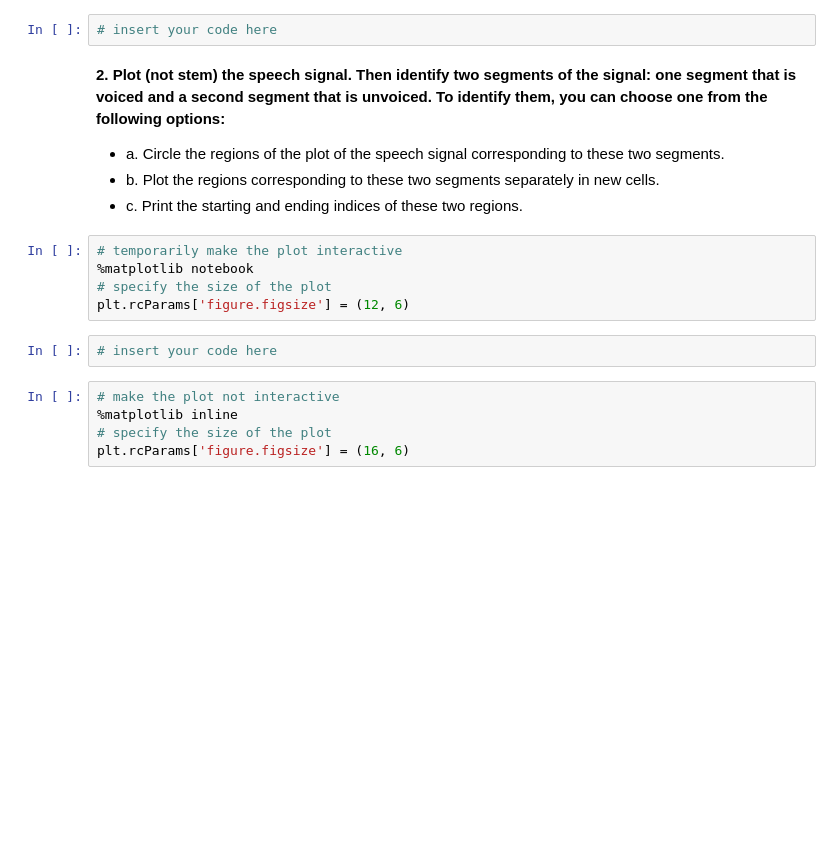
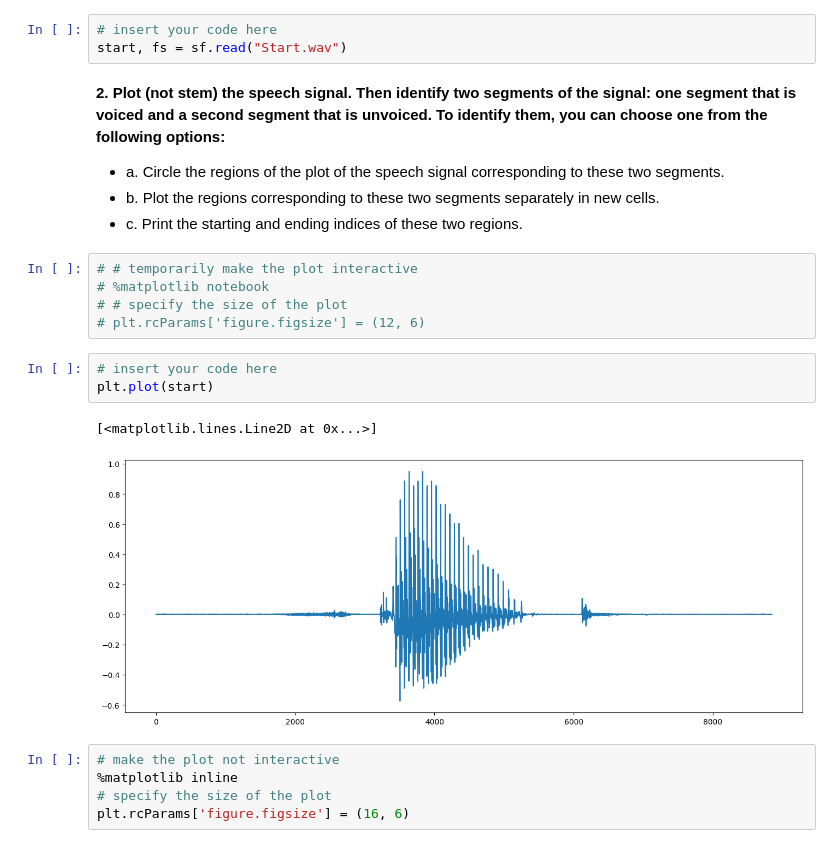
Before and after one commit to cdavin2/dsp_lab09a, a Jupyter notebook: lab09a_final_report.ipynb, the cells around one changed output. Cells and saved outputs as stored; diff of their text form; blank space fills up the shorter version.

```diff
--- a/lab09a_final_report.ipynb
+++ b/lab09a_final_report.ipynb
@@ -43,18 +46,23 @@ plt.rcParams['figure.figsize'] = (16, 6)
 **1. Load the audio `Start.wav` using `start, fs = sf.read("Start.wav")`.**
 # %%
 # insert your code here
+start, fs = sf.read("Start.wav")
 # %% [markdown]
 **2. Plot (not stem) the speech signal. Then identify two segments of the signal: one segment that is voiced and a second segment that is unvoiced. To identify them, you can choose one from the following options:**
   * a. Circle the regions of the plot of the speech signal corresponding to these two segments.
   * b. Plot the regions corresponding to these two segments separately in new cells.
   * c. Print the starting and ending indices of these two regions.
 # %%
-# temporarily make the plot interactive
-%matplotlib notebook
-# specify the size of the plot
-plt.rcParams['figure.figsize'] = (12, 6)
+# # temporarily make the plot interactive
+# %matplotlib notebook
+# # specify the size of the plot
+# plt.rcParams['figure.figsize'] = (12, 6)
 # %%
 # insert your code here
+plt.plot(start)
+# %% [output]
+[<matplotlib.lines.Line2D at 0x...>]
+[figure, added]
 # %%
 # make the plot not interactive
 %matplotlib inline
```
Also changed, not shown: parts of 40 cells of this notebook.
